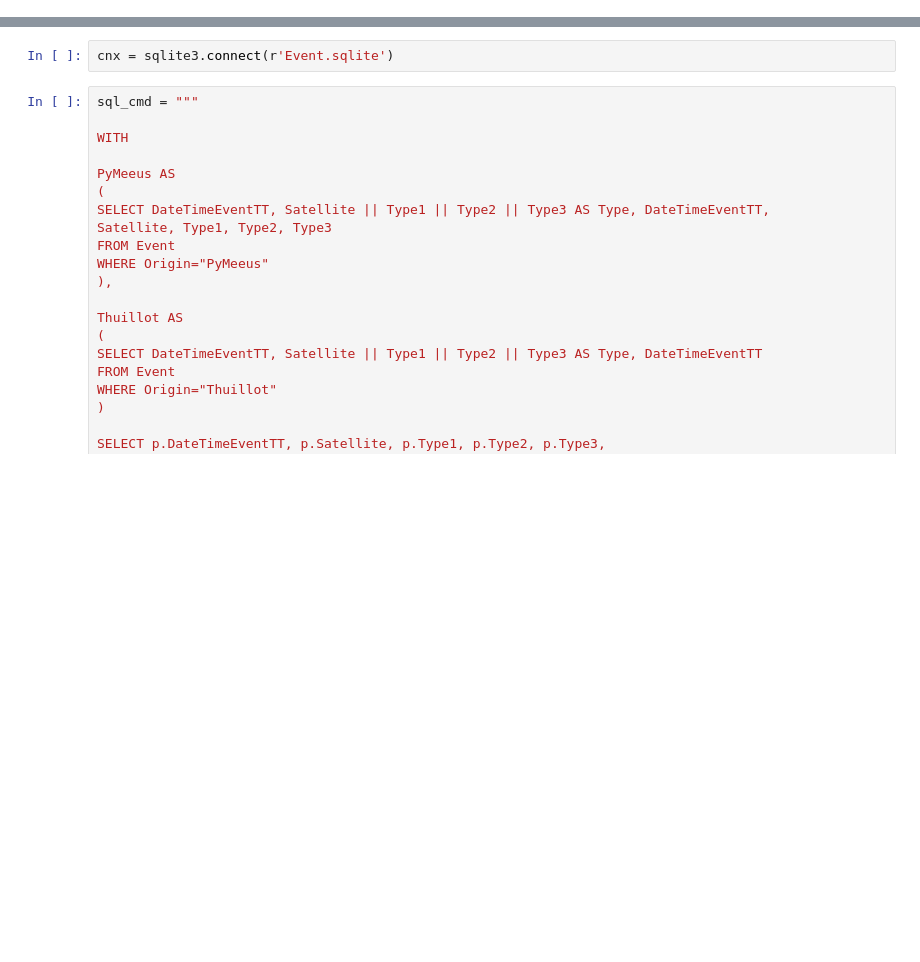
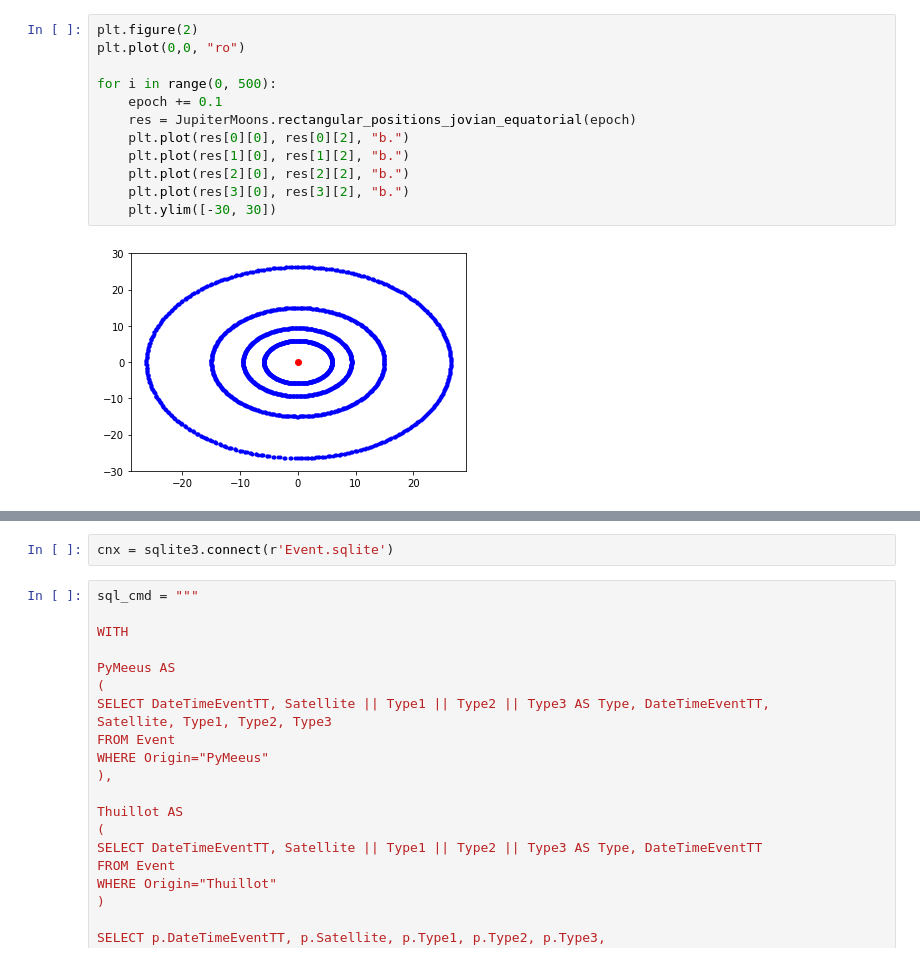
Before and after one commit to vittorioserra/jupiter_moons, a Jupyter notebook: pymeeus-master/analyzeEvent/CorrectionAnalysis.ipynb, the cells around one changed output, grey strips where cells are left out. Cells and saved outputs as stored; diff of their text form; blank space fills up the shorter version.

```diff
--- a/pymeeus-master/analyzeEvent/CorrectionAnalysis.ipynb
+++ b/pymeeus-master/analyzeEvent/CorrectionAnalysis.ipynb
@@ -11,0 +35,14 @@ The sql extension is already loaded. To reload it, use:
+# %%
+plt.figure(2)
+plt.plot(0,0, "ro")
+
+for i in range(0, 500):
+    epoch += 0.1
+    res = JupiterMoons.rectangular_positions_jovian_equatorial(epoch)
+    plt.plot(res[0][0], res[0][2], "b.")
+    plt.plot(res[1][0], res[1][2], "b.")
+    plt.plot(res[2][0], res[2][2], "b.")
+    plt.plot(res[3][0], res[3][2], "b.")
+    plt.ylim([-30, 30])
+# %% [output]
+[figure, added]
```
Also changed, not shown: parts of 17 cells of this notebook, 10 other files.
